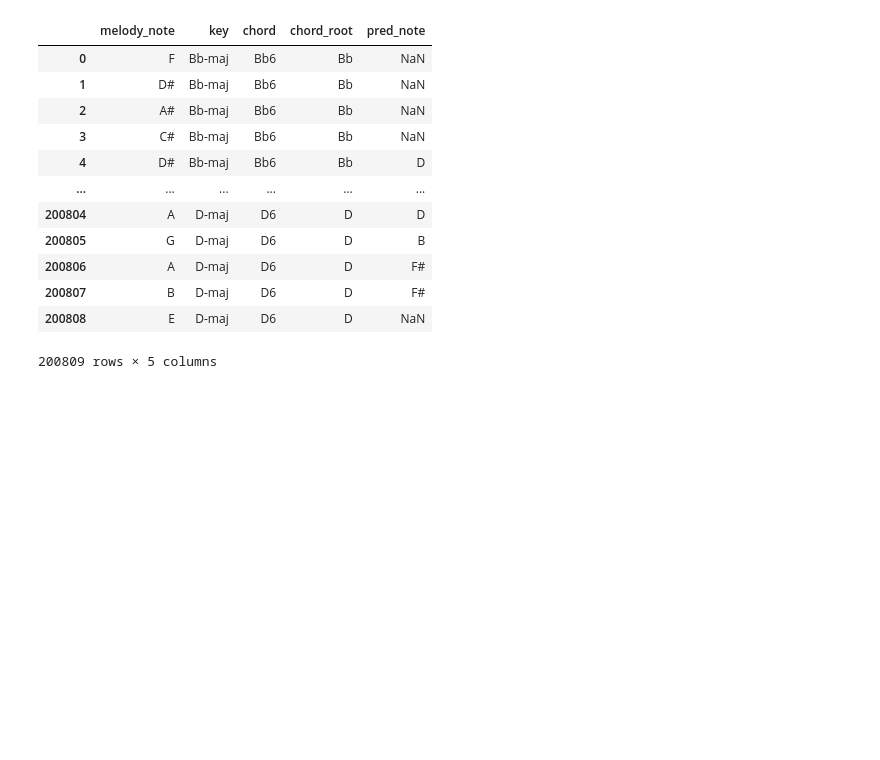
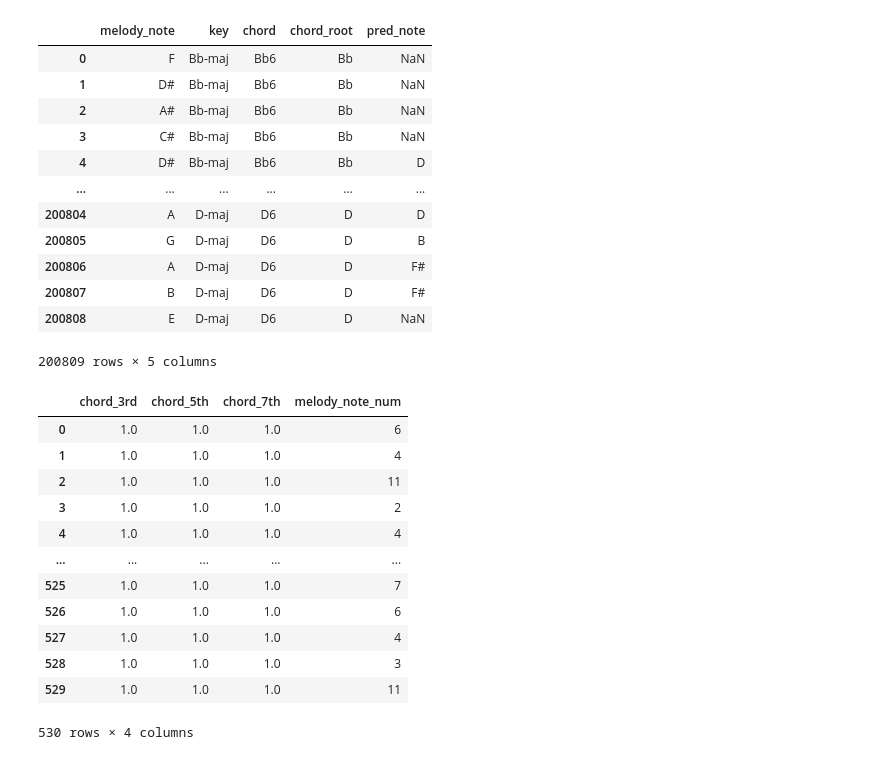
Before and after one commit to TheArvinLim/JazzAI, a Jupyter notebook: test_feature_matrix.ipynb, the cells around one changed output. Saved outputs shown, nothing was run; the diff lists cells and outputs as text; code cells hidden in the pictures; blank space fills up the shorter version.

```diff
--- a/test_feature_matrix.ipynb
+++ b/test_feature_matrix.ipynb
@@ -103,0 +64,16 @@ for i in range(len(struct_df)):
+# %%
+joined.query('melid==1')[['chord_3rd', 'chord_5th', 'chord_7th', 'melody_note_num']]
+# %% [output]
+|  | chord_3rd | chord_5th | chord_7th | melody_note_num |
+| 0 | 1.0 | 1.0 | 1.0 | 6 |
+| 1 | 1.0 | 1.0 | 1.0 | 4 |
+| 2 | 1.0 | 1.0 | 1.0 | 11 |
+| 3 | 1.0 | 1.0 | 1.0 | 2 |
+| 4 | 1.0 | 1.0 | 1.0 | 4 |
+| ... | ... | ... | ... | ... |
+| 525 | 1.0 | 1.0 | 1.0 | 7 |
+| 526 | 1.0 | 1.0 | 1.0 | 6 |
+| 527 | 1.0 | 1.0 | 1.0 | 4 |
+| 528 | 1.0 | 1.0 | 1.0 | 3 |
+| 529 | 1.0 | 1.0 | 1.0 | 11 |
+530 rows × 4 columns
```
Also changed, not shown: parts of 6 cells of this notebook.
